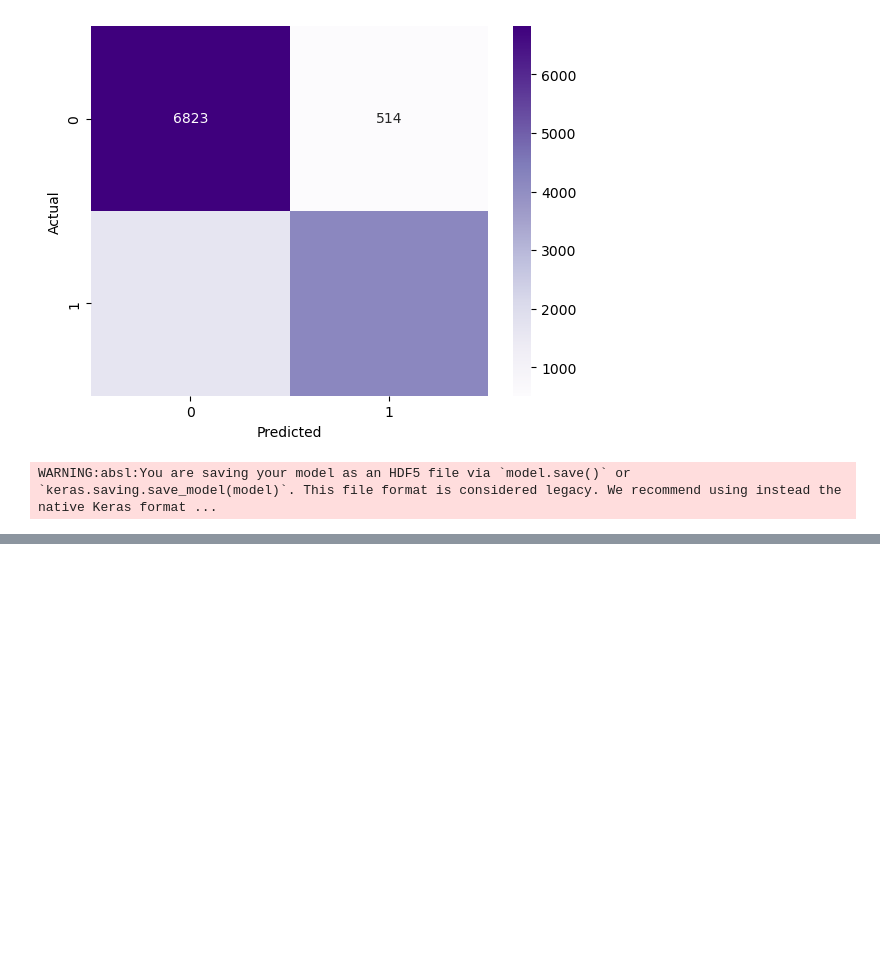
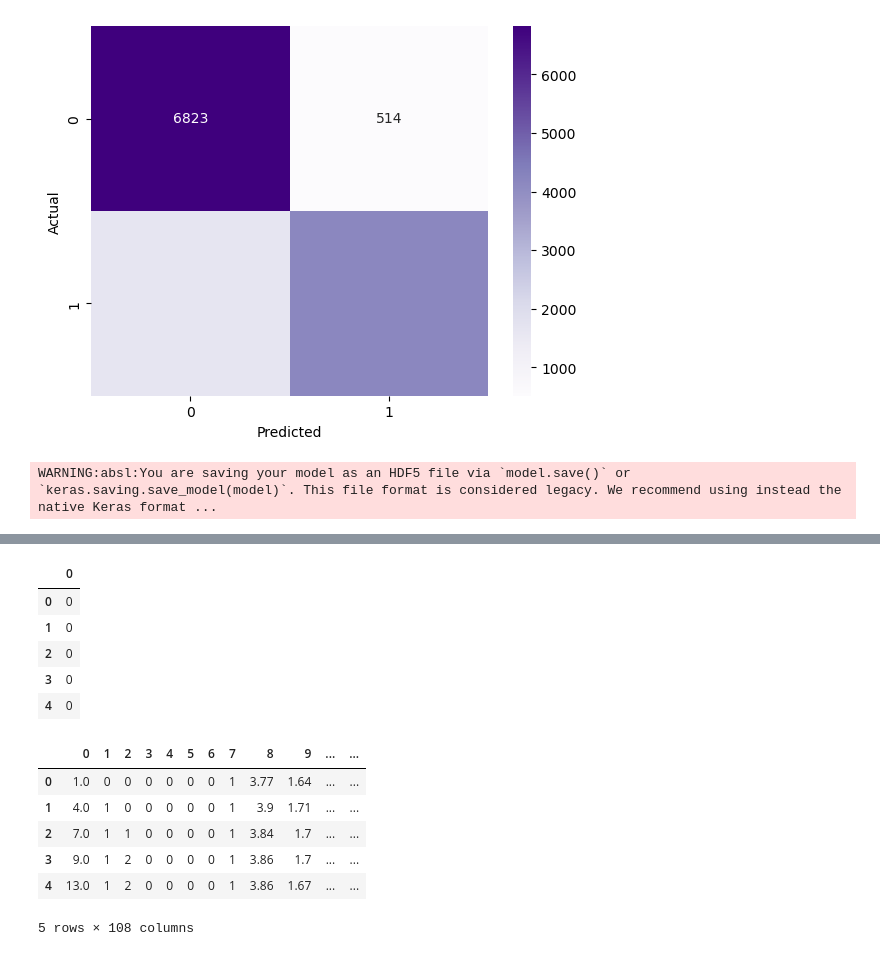
Before and after one commit to cassydm/rockies_moneyball_part-deux, a Jupyter notebook: Project 3/test_files/neural_network.ipynb, the cells around one changed output, grey strips where cells are left out. Cells and saved outputs as stored; diff of their text form; code cells hidden in the pictures; blank space fills up the shorter version.

```diff
--- a/Project 3/test_files/neural_network.ipynb
+++ b/Project 3/test_files/neural_network.ipynb
@@ -422,0 +460,21 @@ WARNING:absl:You are saving your model as an HDF5 file via `model.save()` or `ke
+# %%
+# Reviewing data formatting for using the model on new test data
+test1 = pd.DataFrame(X_batter)
+test2 = pd.DataFrame(X_other)
+# %%
+display(test1.head(5))
+display(test2.head(5))
+# %% [output]
+|  | 0 |
+| 0 | 0 |
+| 1 | 0 |
+| 2 | 0 |
+| 3 | 0 |
+| 4 | 0 |
+|  | 0 | 1 | 2 | 3 | 4 | 5 | 6 | 7 | 8 | 9 | ... | ... |
+| 0 | 1.0 | 0 | 0 | 0 | 0 | 0 | 0 | 1 | 3.77 | 1.64 | ... | ... |
+| 1 | 4.0 | 1 | 0 | 0 | 0 | 0 | 0 | 1 | 3.9 | 1.71 | ... | ... |
+| 2 | 7.0 | 1 | 1 | 0 | 0 | 0 | 0 | 1 | 3.84 | 1.7 | ... | ... |
+| 3 | 9.0 | 1 | 2 | 0 | 0 | 0 | 0 | 1 | 3.86 | 1.7 | ... | ... |
+| 4 | 13.0 | 1 | 2 | 0 | 0 | 0 | 0 | 1 | 3.86 | 1.67 | ... | ... |
+5 rows × 108 columns
```
Also changed, not shown: parts of 8 cells of this notebook, 9 other files.
